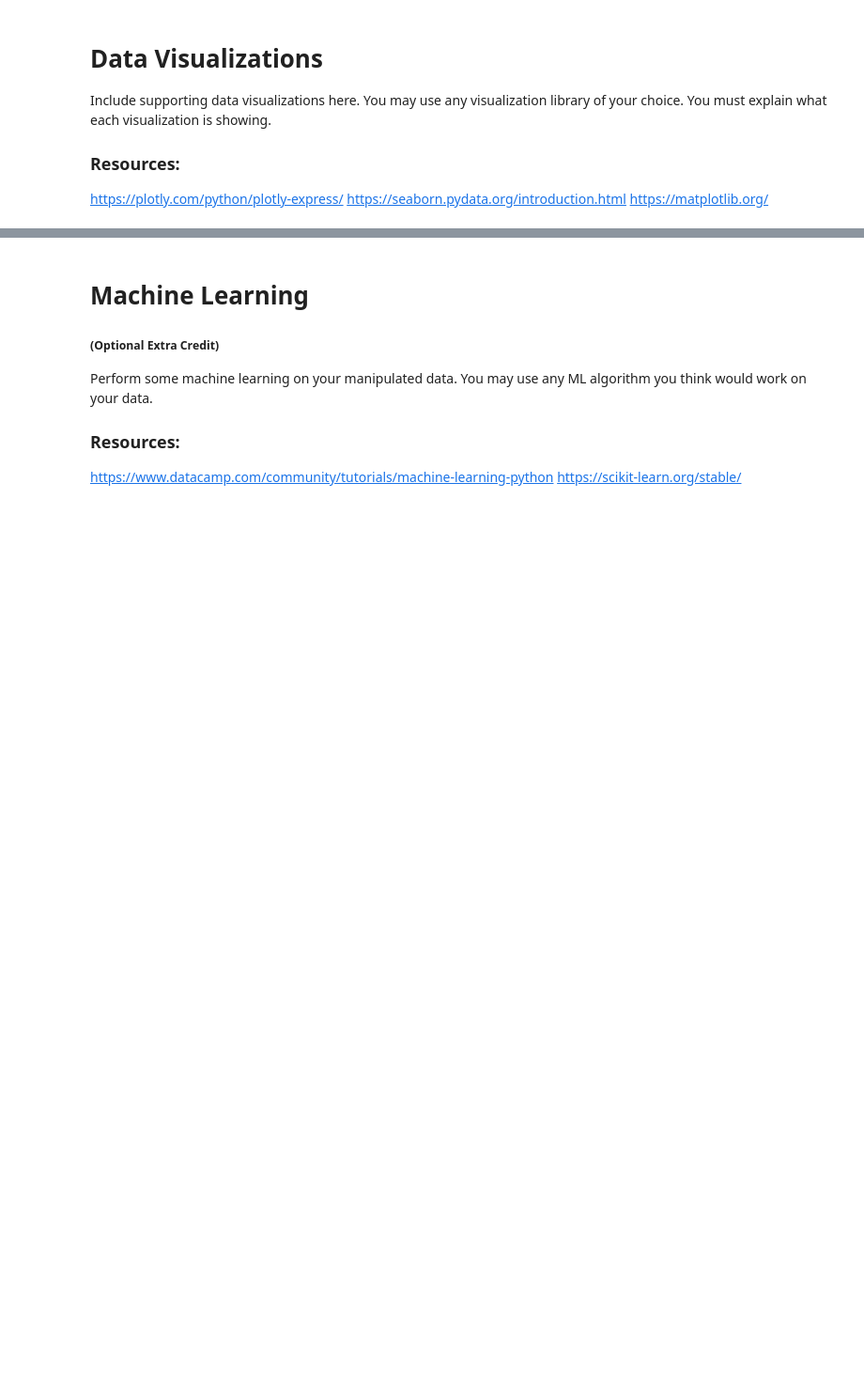
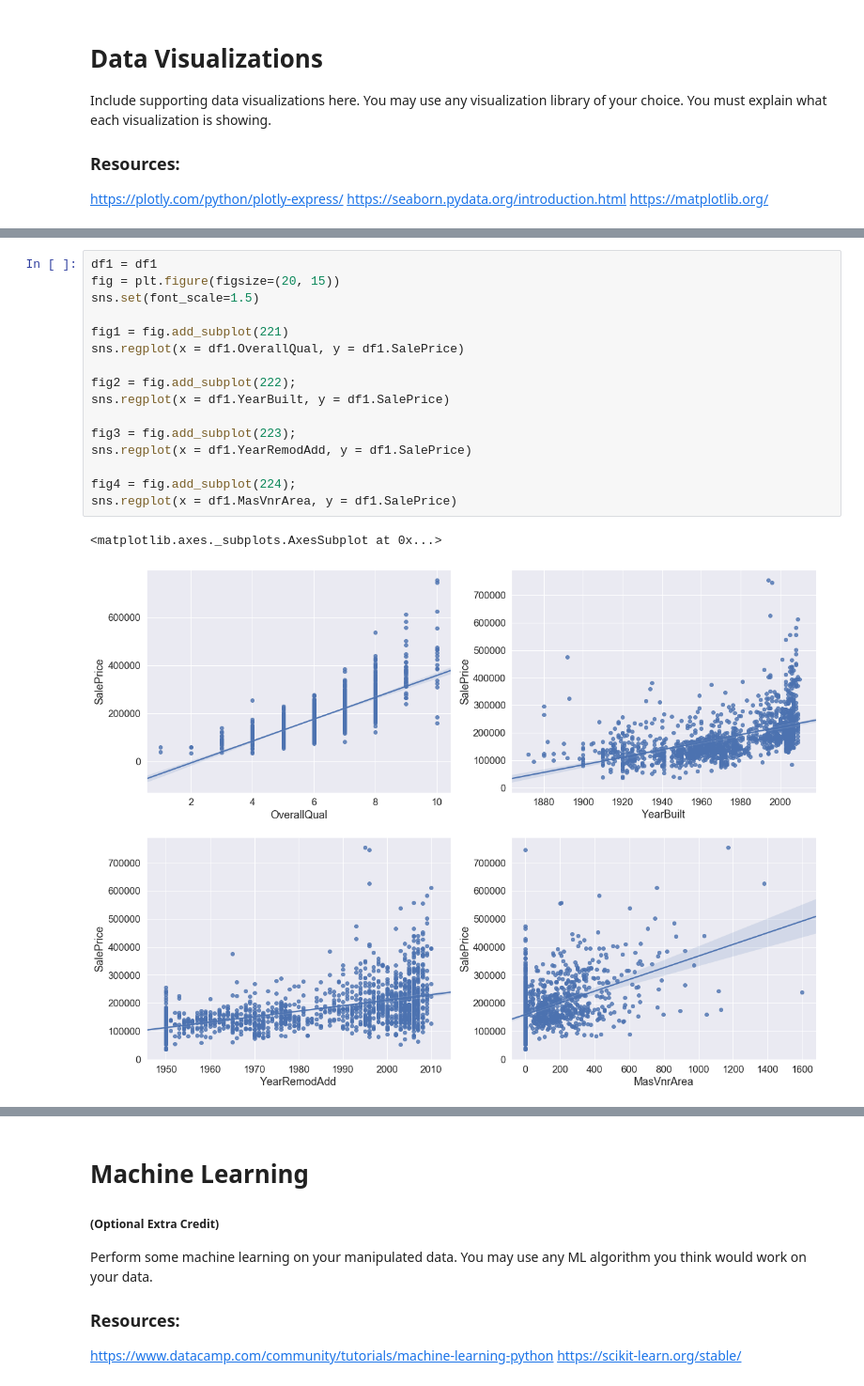
Before and after one commit to igukusamuel/DATA-605-Final-Project, a Jupyter notebook: 08_assignment.ipynb, the cells around one changed output, grey strips where cells are left out. Shown at 94% size. Drawn from its saved outputs; the diff is of its cells as text; blank space fills up the shorter version.

```diff
--- a/08_assignment.ipynb
+++ b/08_assignment.ipynb
@@ -397,0 +479,19 @@ AxesSubplot(0.125,0.125;0.775x0.755)
+# %%
+df1 = df1
+fig = plt.figure(figsize=(20, 15))
+sns.set(font_scale=1.5)
+
+fig1 = fig.add_subplot(221)
+sns.regplot(x = df1.OverallQual, y = df1.SalePrice)
+
+fig2 = fig.add_subplot(222);
+sns.regplot(x = df1.YearBuilt, y = df1.SalePrice)
+
+fig3 = fig.add_subplot(223);
+sns.regplot(x = df1.YearRemodAdd, y = df1.SalePrice)
+
+fig4 = fig.add_subplot(224);
+sns.regplot(x = df1.MasVnrArea, y = df1.SalePrice)
+# %% [output]
+<matplotlib.axes._subplots.AxesSubplot at 0x...>
+[figure, added]
```
Also changed, not shown: parts of 46 cells of this notebook.
